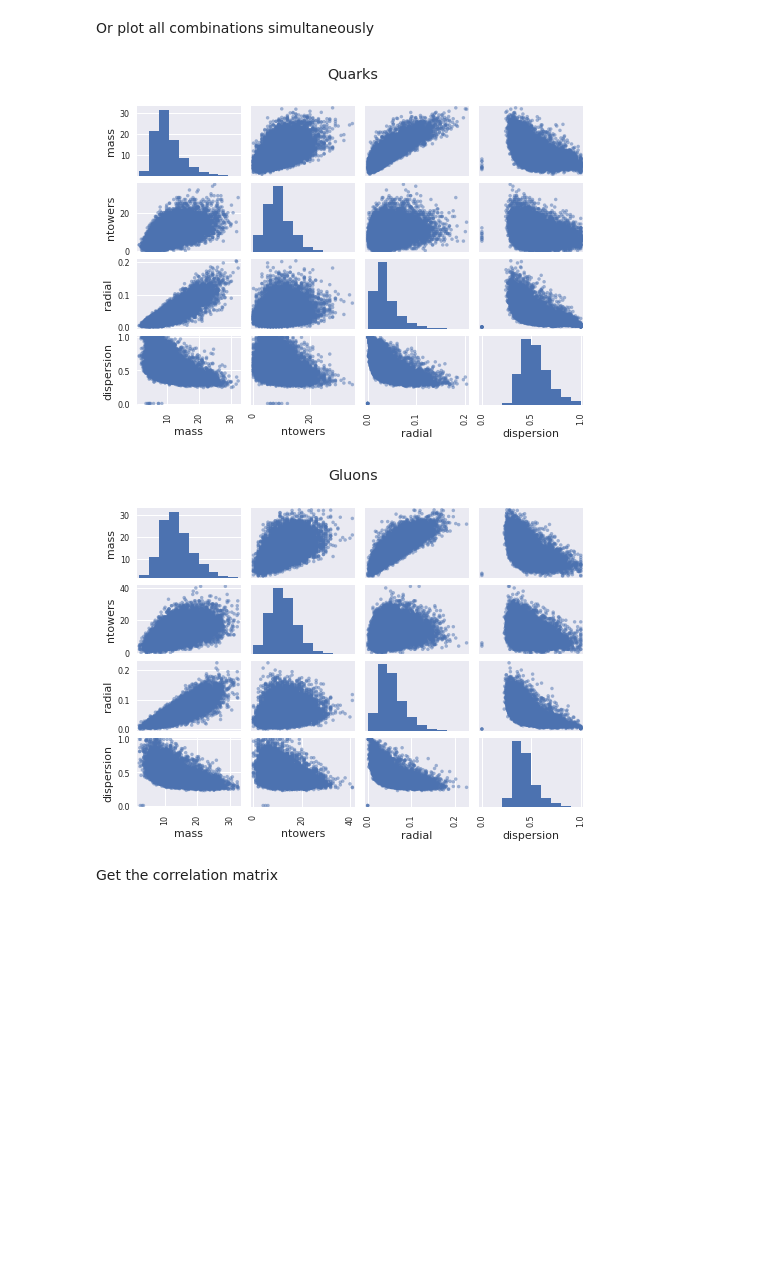
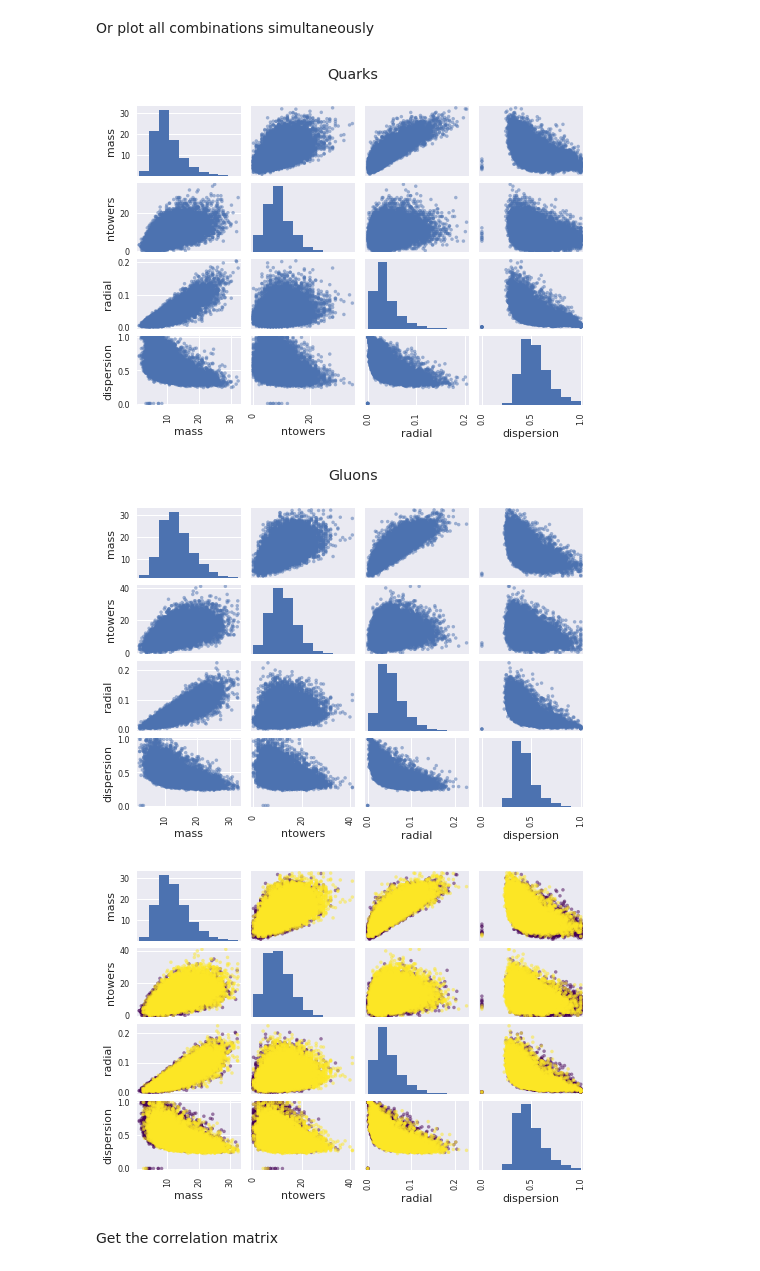
Before and after one commit to cbeiraod/LIPDataScienceSchool_2018, a Jupyter notebook: EDA.ipynb, the cells around one changed output. Cells and saved outputs as stored; diff of their text form; code cells hidden in the pictures; blank space fills up the shorter version.

Commit message:
Added a joint 2D plot

```diff
--- a/EDA.ipynb
+++ b/EDA.ipynb
@@ -228,15 +228,20 @@ Or plot all combinations simultaneously
 # %%
 scatter_matrix(dfQuarks.drop('isGluon',axis=1))
 plt.subplots_adjust(hspace=0.1, wspace=0.1)
 plt.suptitle("Quarks")
 plt.show()
 scatter_matrix(dfGluons.drop('isGluon',axis=1))
 plt.subplots_adjust(hspace=0.1, wspace=0.1)
 plt.suptitle("Gluons")
 plt.show()
+scatter_matrix(inputData, c=labels, cmap='viridis', alpha=0.5)
+plt.subplots_adjust(hspace=0.1, wspace=0.1)
+plt.legend()
+plt.show()
 # %% [output]
 [figure]
 [figure]
+[figure, added]
 # %% [markdown]
 Get the correlation matrix
 # %%
```
Also changed, not shown: parts of 1 cell of this notebook.
